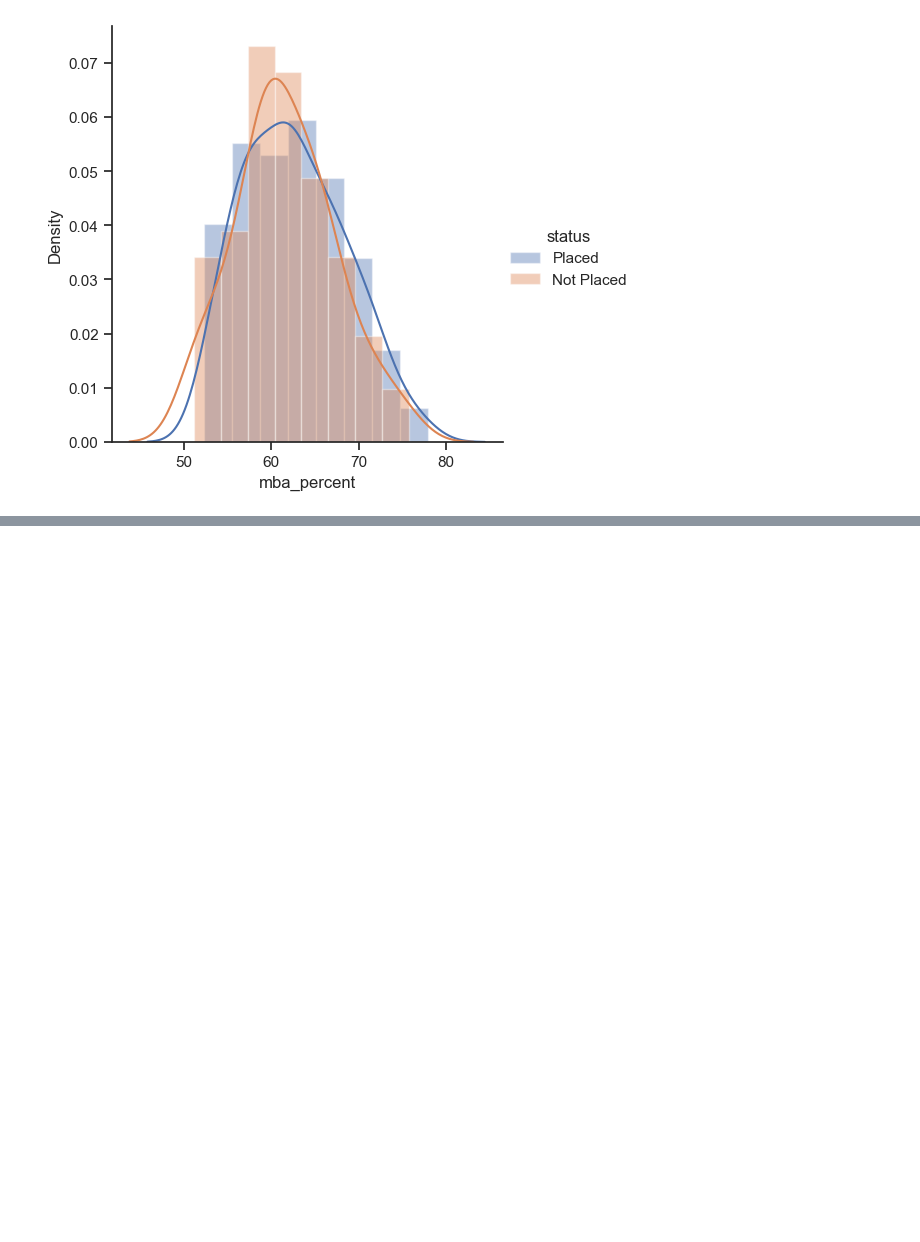
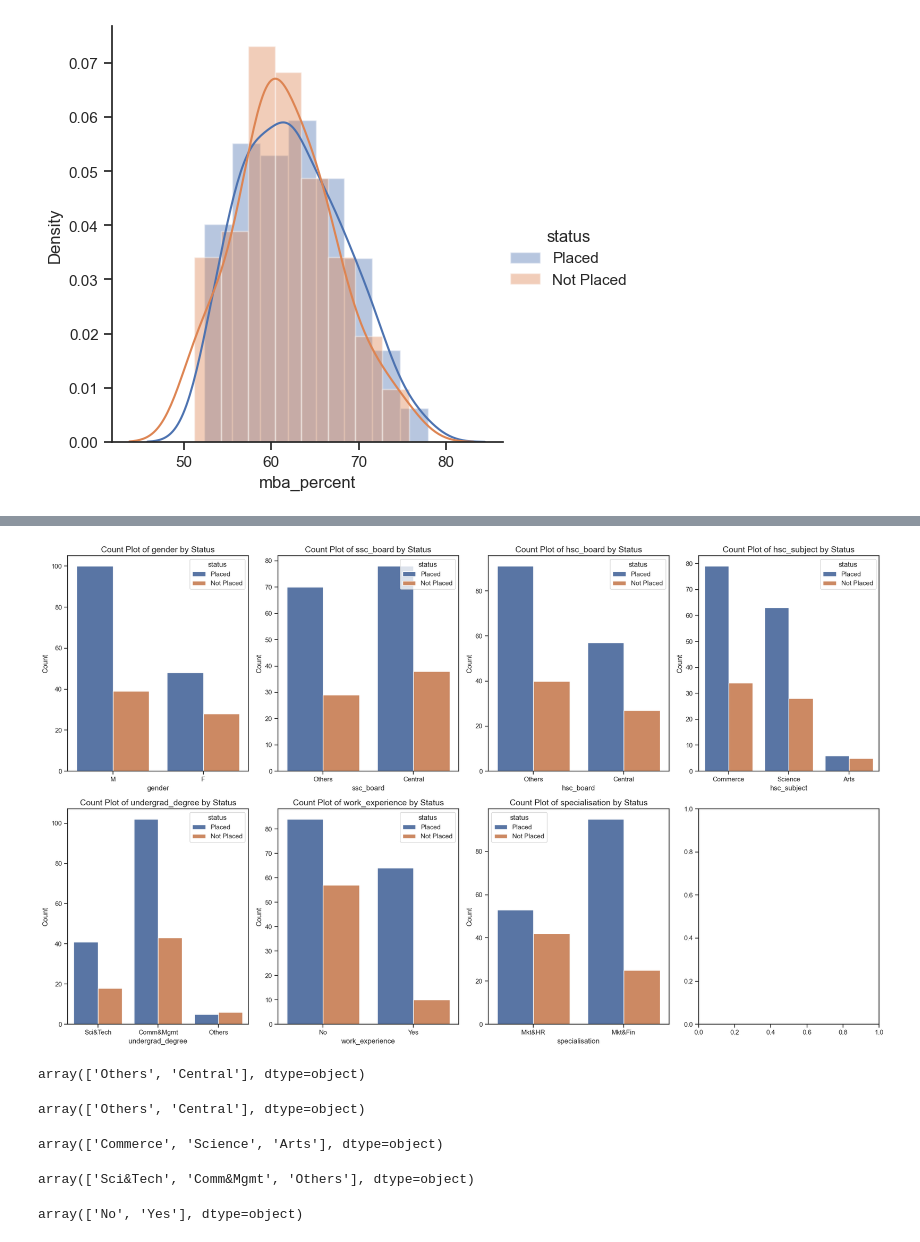
Before and after one commit to masanbasa3k/Machine_Learning, a Jupyter notebook: Job_placement_datacleaning_EDA_classification.ipynb, the cells around one changed output, grey strips where cells are left out. Saved outputs shown, nothing was run; the diff lists cells and outputs as text; code cells hidden in the pictures; blank space fills up the shorter version.

```diff
--- a/Job_placement_datacleaning_EDA_classification.ipynb
+++ b/Job_placement_datacleaning_EDA_classification.ipynb
@@ -266,0 +313,31 @@ sns.FacetGrid(df, hue='status', height=5).map(sns.distplot,'mba_percent').add_le
+# %%
+fig, axes = plt.subplots(2, 4, figsize=(20, 12))
+j = [i for i in df.columns if df[i].dtypes == 'object' and i != 'status']
+for i, ax in enumerate(axes.flatten()[:len(j)]):
+    sns.countplot(x=j[i], hue='status', data=df, ax=ax)
+    ax.set_xlabel(j[i], fontsize=12)
+    ax.set_ylabel("Count", fontsize=12)
+    ax.set_title(f"Count Plot of {j[i]} by Status", fontsize=14)
+plt.tight_layout()
+# %% [output]
+[figure, added]
+# %%
+df['ssc_board'].unique()
+# %% [output]
+array(['Others', 'Central'], dtype=object)
+# %%
+df['hsc_board'].unique()
+# %% [output]
+array(['Others', 'Central'], dtype=object)
+# %%
+df['hsc_subject'].unique()
+# %% [output]
+array(['Commerce', 'Science', 'Arts'], dtype=object)
+# %%
+df['undergrad_degree'].unique()
+# %% [output]
+array(['Sci&Tech', 'Comm&Mgmt', 'Others'], dtype=object)
+# %%
+df['work_experience'].unique()
+# %% [output]
+array(['No', 'Yes'], dtype=object)
```
Also changed, not shown: parts of 15 cells of this notebook.
